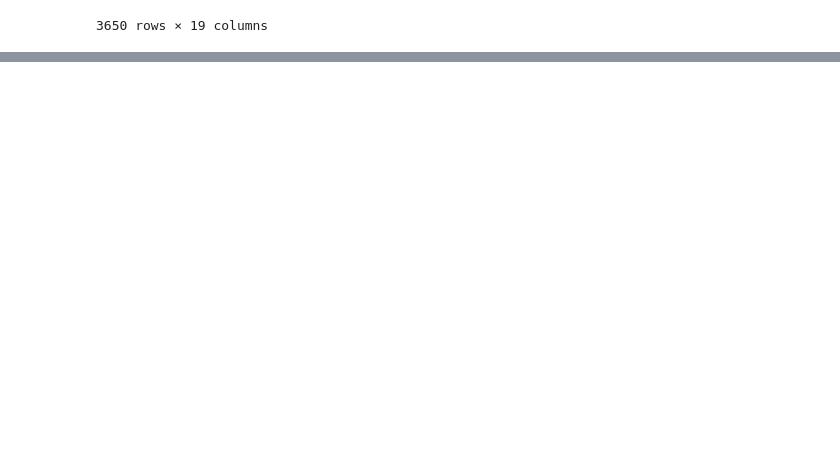
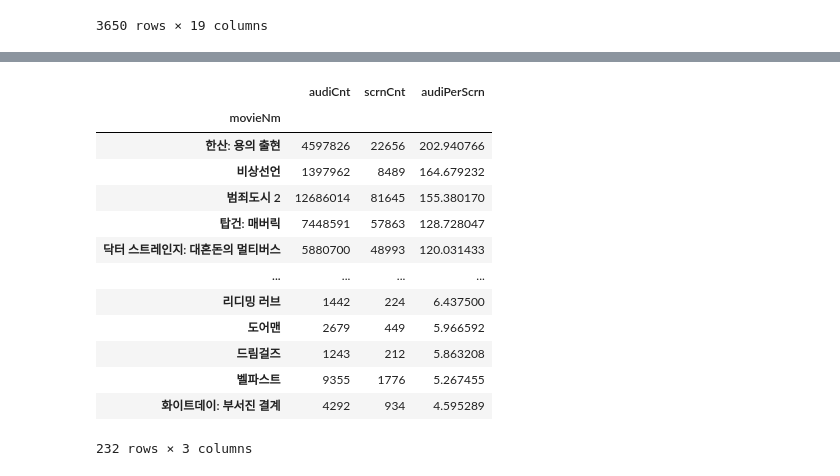
Before and after one commit to limbbbyoung/python_practice, a Jupyter notebook: 데이터 수집 파이프라인/영진위 데이터 크롤링.ipynb, the cells around one changed output, grey strips where cells are left out. Saved outputs shown, nothing was run; the diff lists cells and outputs as text; code cells hidden in the pictures; blank space fills up the shorter version.

```diff
--- a/데이터 수집 파이프라인/영진위 데이터 크롤링.ipynb
+++ b/데이터 수집 파이프라인/영진위 데이터 크롤링.ipynb
@@ -411,3 +414,24 @@ movie_table.sort_values(by='audiCnt', ascending=False)
 | 아이 스틸 빌리브 | 217 | 2 | 108.500000 |
 | 미싱타는 여자들 | 201 | 1 | 201.000000 |
 303 rows × 3 columns
+# %%
+# 스크린당 관객수로 정렬해 가장 효율이 좋았던 영화들을 뽑아주세요.
+# 집계대상의 스크린 개수는 최소 100개로 하겠습니다.
+final_data = audi_scrn_sum[audi_scrn_sum['scrnCnt'] >= 100].sort_values(by=
+                'audiPerScrn', ascending=False)
+final_data
+# %% [output]
+|  | audiCnt | scrnCnt | audiPerScrn |
+| movieNm |  |  |  |
+| 한산: 용의 출현 | 4597826 | 22656 | 202.940766 |
+| 비상선언 | 1397962 | 8489 | 164.679232 |
+| 범죄도시 2 | 12686014 | 81645 | 155.380170 |
+| 탑건: 매버릭 | 7448591 | 57863 | 128.728047 |
+| 닥터 스트레인지: 대혼돈의 멀티버스 | 5880700 | 48993 | 120.031433 |
+| ... | ... | ... | ... |
+| 리디밍 러브 | 1442 | 224 | 6.437500 |
+| 도어맨 | 2679 | 449 | 5.966592 |
+| 드림걸즈 | 1243 | 212 | 5.863208 |
+| 벨파스트 | 9355 | 1776 | 5.267455 |
+| 화이트데이: 부서진 결계 | 4292 | 934 | 4.595289 |
+232 rows × 3 columns
```
Also changed, not shown: parts of 31 cells of this notebook, 5 other files.
